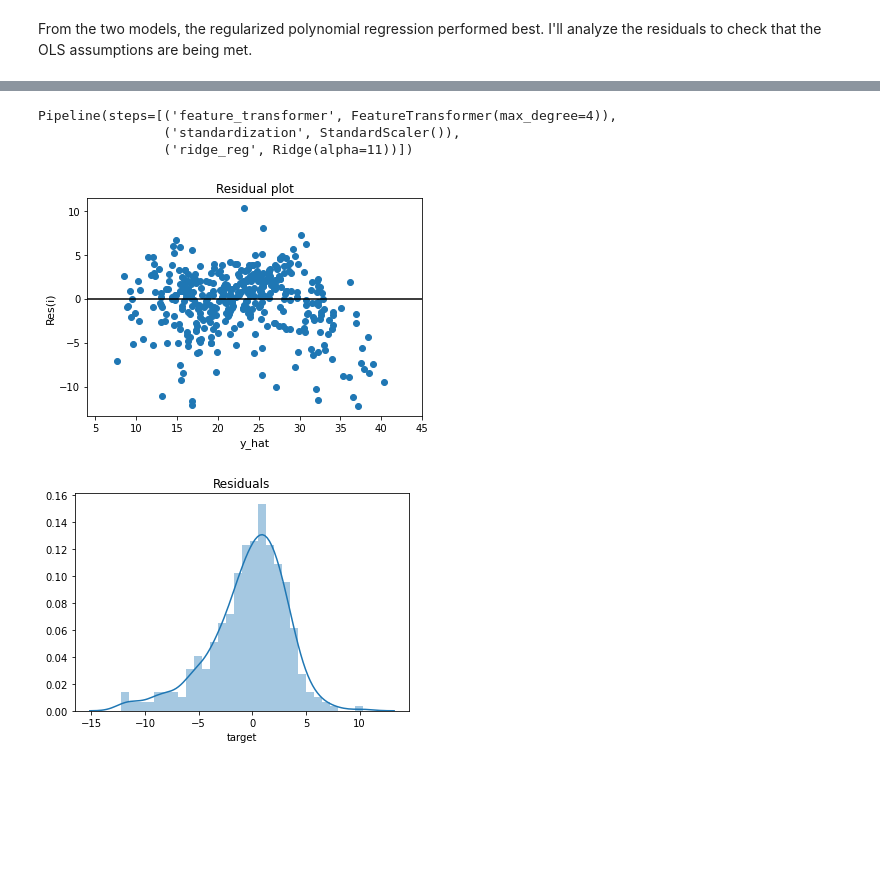
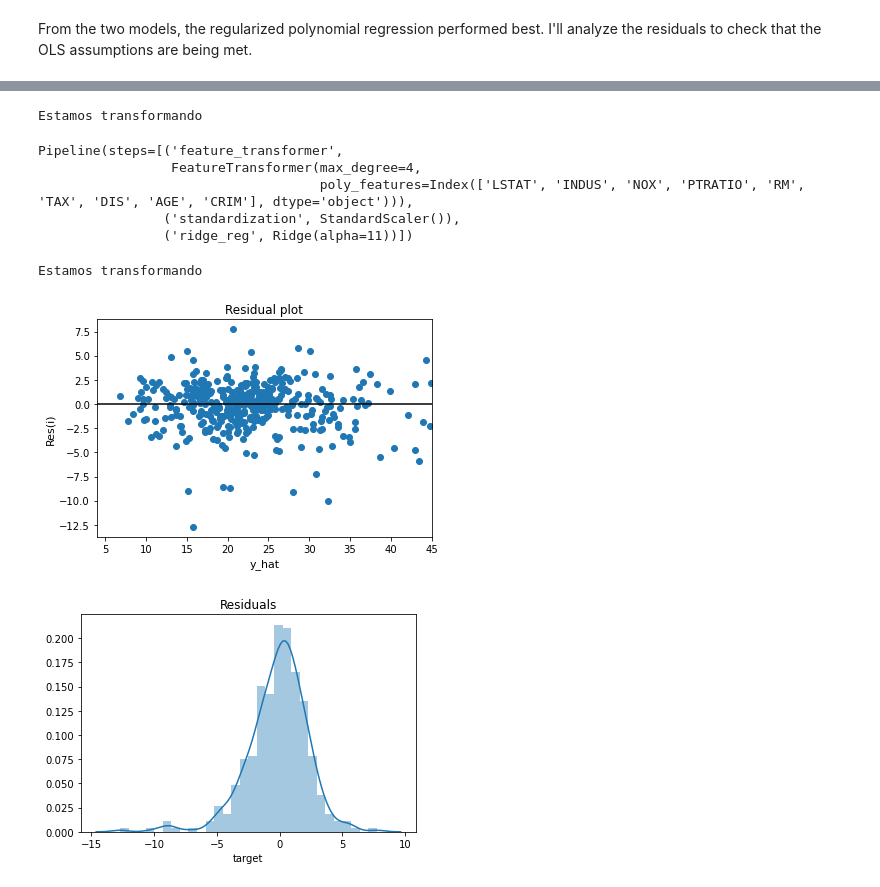
Before and after one commit to yamrreca/Boston-houses-ML, a Jupyter notebook: boston-models.ipynb, the cells around one changed output, grey strips where cells are left out. Saved outputs shown, nothing was run; the diff lists cells and outputs as text; code cells hidden in the pictures; blank space fills up the shorter version.

```diff
--- a/boston-models.ipynb
+++ b/boston-models.ipynb
@@ -299,33 +318,38 @@ From the two models, the regularized polynomial regression performed best. I'll
 best_model = search_res_reg.best_estimator_
 # %%
 best_model = Pipeline([
-    ('feature_transformer', FeatureTransformer(max_degree=4)),
+    ('feature_transformer', FeatureTransformer(max_degree=4, poly_features=X2_train.columns)),
     ('standardization', StandardScaler()),
     ('ridge_reg', Ridge(alpha=11))
 ])
 # %%
 best_model.fit(X2_train, y2_train)
 # %% [output]
-Pipeline(steps=[('feature_transformer', FeatureTransformer(max_degree=4)),
-                ('standardization', StandardScaler()),
-                ('ridge_reg', Ridge(alpha=11))])
+Estamos transformando
+Pipeline(steps=[('feature_transformer',
+                 FeatureTransformer(max_degree=4,
+                                    poly_features=Index(['LSTAT', 'INDUS', 'NOX', 'PTRATIO', 'RM', 'TAX', 'DIS', 'AGE', 'CRIM'], dtype='object'))),
+                ('standardization', StandardScaler()),
+                ('ridge_reg', Ridge(alpha=11))])
 # %%
 y2_hat = np.exp(best_model.predict(X2_train)) #Remember a log was applied
+# %% [output]
+Estamos transformando
 # %%
-res = y2_hat - np.exp(y2_train)
+resid = y2_hat - np.exp(y2_train)
 # %%
 xmin = 4
 xmax = 45
-plt.scatter(y2_hat, res.values)
+plt.scatter(y2_hat, resid.values)
 plt.xlim(xmin, xmax)
 plt.title('Residual plot')
 plt.xlabel('y_hat', fontsize=11)
 plt.ylabel('Res(i)', fontsize=11)
 plt.hlines(0, xmin=xmin, xmax=xmax);
 # %% [output]
-[figure, old version]
+[figure, new version]
 # %%
-sns.distplot(res, bins=30)
+sns.distplot(resid, bins=30)
 plt.title('Residuals');
 # %% [output]
-[figure, old version]
+[figure, new version]
```
Also changed, not shown: parts of 18 cells of this notebook.
